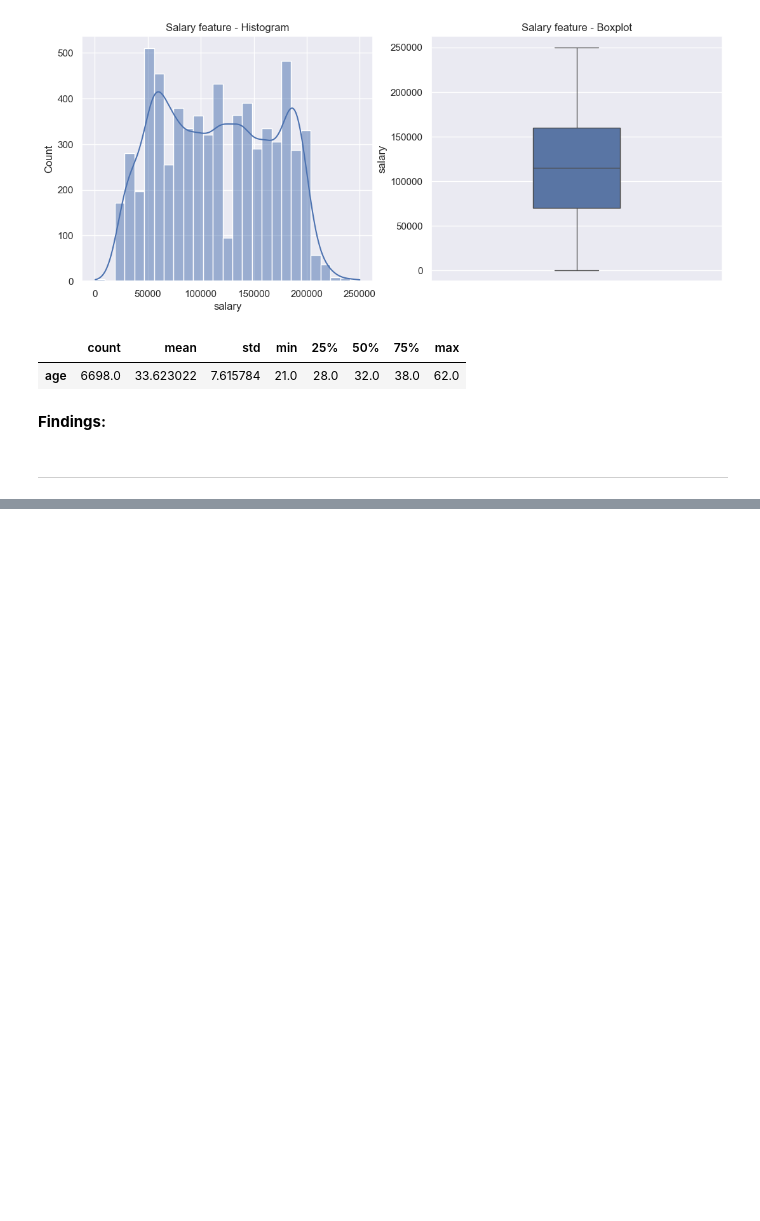
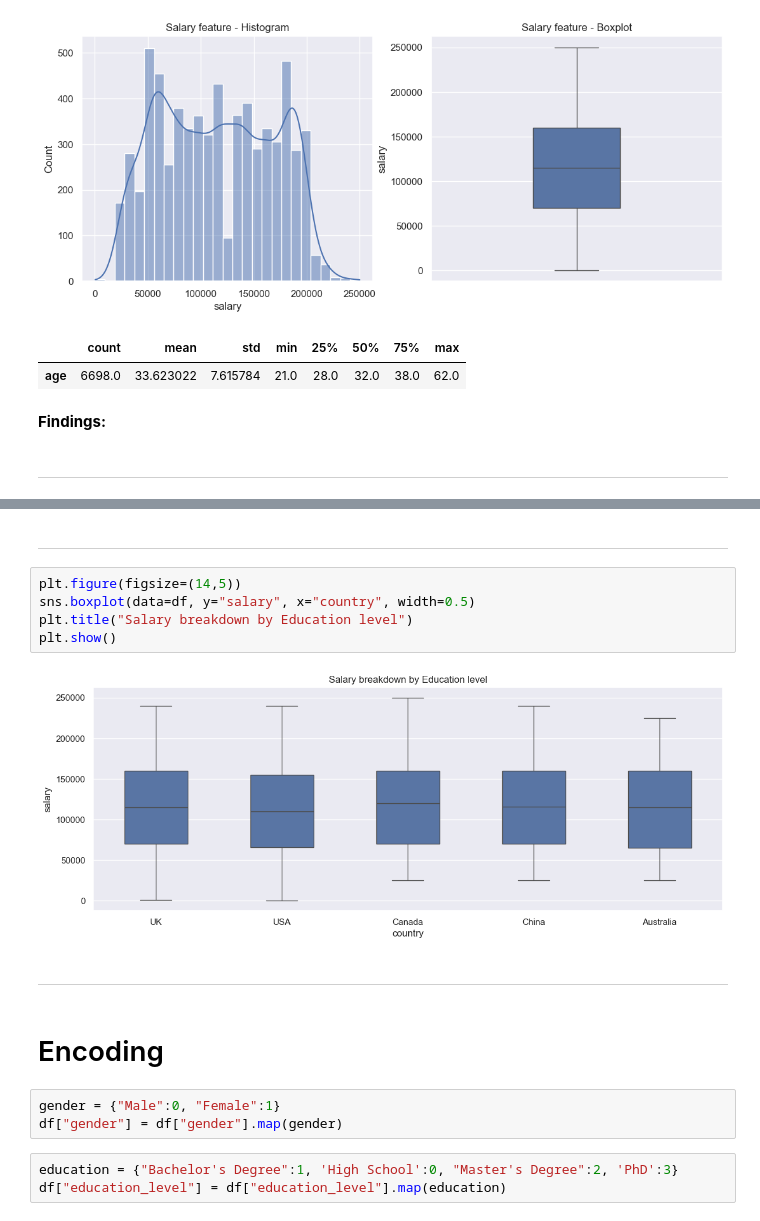
Before and after one commit to sba25074-cell/CA1_MachineLearning_SBA25074, a Jupyter notebook: CA1_MachineLearning_LeonardoTarulli.ipynb, the cells around one changed output, grey strips where cells are left out. Saved outputs shown, nothing was run; the diff lists cells and outputs as text; blank space fills up the shorter version.

```diff
--- a/CA1_MachineLearning_LeonardoTarulli.ipynb
+++ b/CA1_MachineLearning_LeonardoTarulli.ipynb
@@ -161,0 +167,19 @@ sns.boxplot(data=df, y="salary", x="education_level", width=0.5)
+# %% [markdown]
+----
+# %%
+plt.figure(figsize=(14,5))
+sns.boxplot(data=df, y="salary", x="country", width=0.5)
+plt.title("Salary breakdown by Education level")
+plt.show()
+# %% [output]
+[figure, added]
+# %% [markdown]
+----
+# %% [markdown]
+# Encoding
+# %%
+gender = {"Male":0, "Female":1}
+df["gender"] = df["gender"].map(gender)
+# %%
+education = {"Bachelor's Degree":1, 'High School':0, "Master's Degree":2, 'PhD':3}
+df["education_level"] = df["education_level"].map(education)
```
Also changed, not shown: parts of 20 cells of this notebook.
